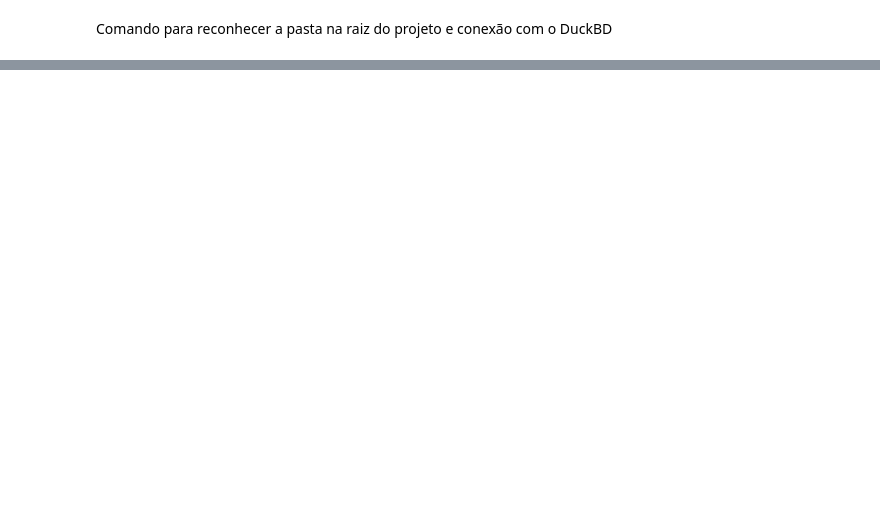
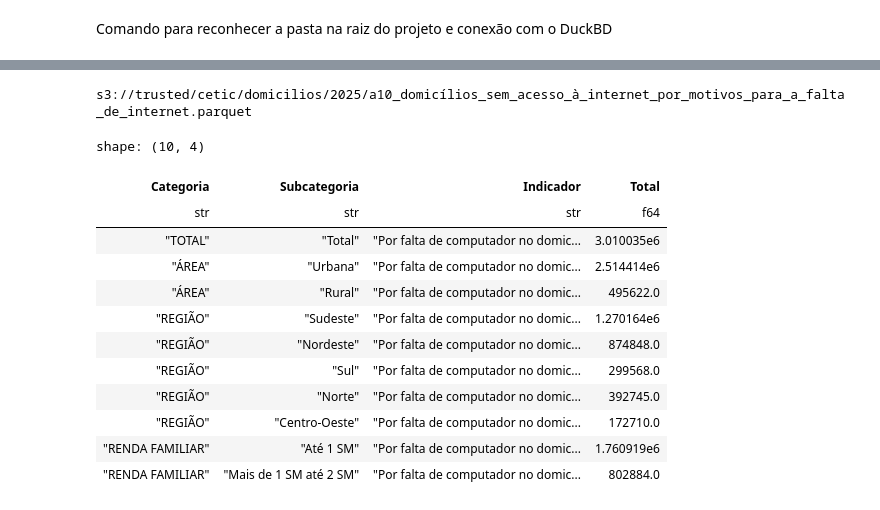
Before and after one commit to thalias-silva/education-digital-inequality-analysis, a Jupyter notebook: notebooks/01_eda.ipynb, the cells around one changed output, grey strips where cells are left out. Saved outputs shown, nothing was run; the diff lists cells and outputs as text; code cells hidden in the pictures; blank space fills up the shorter version.

```diff
--- a/notebooks/01_eda.ipynb
+++ b/notebooks/01_eda.ipynb
@@ -120,0 +130,30 @@ def tratar_planilha_cetic(caminho_raw, pesquisa, ano):
+# %%
+arquivo = arquivos[0][0]
+
+print(arquivo)
+# %% [output]
+s3://trusted/cetic/domicilios/2025/a10_domicílios_sem_acesso_à_internet_por_motivos_para_a_falta_de_internet.parquet
+# %%
+query = f"""
+SELECT *
+FROM read_parquet('{arquivo}')
+LIMIT 10
+"""
+
+df = con.execute(query).pl()
+
+df
+# %% [output]
+shape: (10, 4)
+| Categoria | Subcategoria | Indicador | Total |
+| str | str | str | f64 |
+| "TOTAL" | "Total" | "Por falta de computador no domic... | 3.010035e6 |
+| "ÁREA" | "Urbana" | "Por falta de computador no domic... | 2.514414e6 |
+| "ÁREA" | "Rural" | "Por falta de computador no domic... | 495622.0 |
+| "REGIÃO" | "Sudeste" | "Por falta de computador no domic... | 1.270164e6 |
+| "REGIÃO" | "Nordeste" | "Por falta de computador no domic... | 874848.0 |
+| "REGIÃO" | "Sul" | "Por falta de computador no domic... | 299568.0 |
+| "REGIÃO" | "Norte" | "Por falta de computador no domic... | 392745.0 |
+| "REGIÃO" | "Centro-Oeste" | "Por falta de computador no domic... | 172710.0 |
+| "RENDA FAMILIAR" | "Até 1 SM" | "Por falta de computador no domic... | 1.760919e6 |
+| "RENDA FAMILIAR" | "Mais de 1 SM até 2 SM" | "Por falta de computador no domic... | 802884.0 |
```
Also changed, not shown: parts of 33 cells of this notebook.
